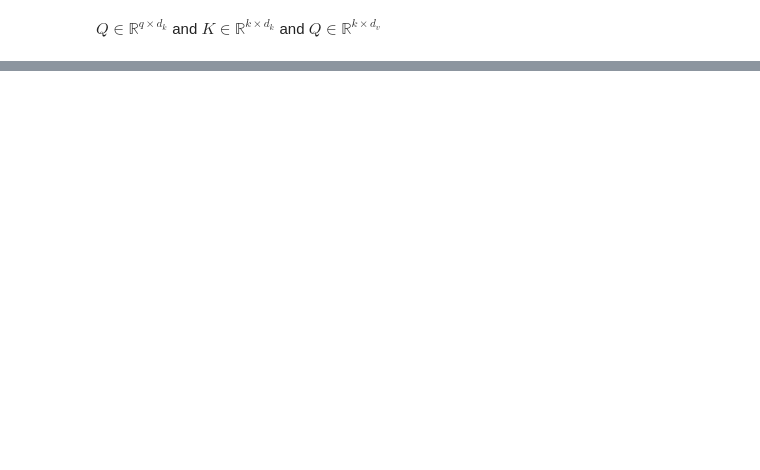
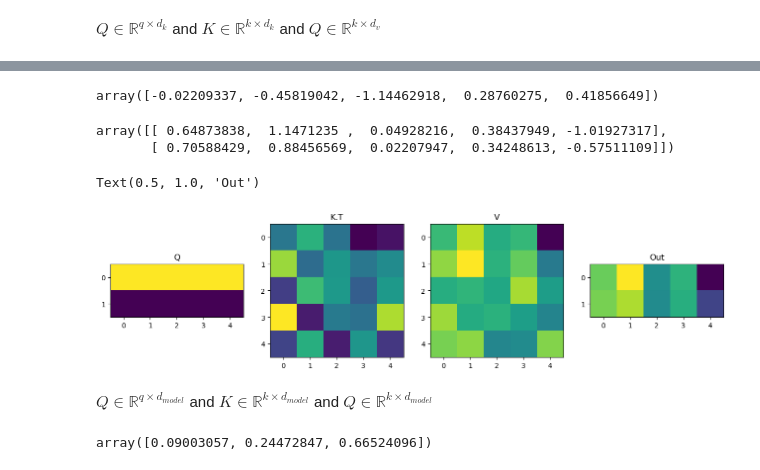
Before and after one commit to alec-flowers/transformer, a Jupyter notebook: transformer.ipynb, the cells around one changed output, grey strips where cells are left out. Saved outputs shown, nothing was run; the diff lists cells and outputs as text; code cells hidden in the pictures; blank space fills up the shorter version.

```diff
--- a/transformer.ipynb
+++ b/transformer.ipynb
@@ -31,0 +59,13 @@ Text(0.5, 1.0, 'K')
+# %%
+q = 2
+d_k = 5
+k = 5
+d_v = 5
+
+Q = np.ones((q, d_k))
+Q[1] = 0
+# Q[1,3] = 0
+K = np.random.normal(0, 1, size=(k, d_k))
+V = np.random.normal(0, 1, size=(k, d_v))
+out = attention(Q, K, V)
+print(V)
@@ -31,0 +82,28 @@ Text(0.5, 1.0, 'K')
+# %%
+V.mean(axis=0)
+# %% [output]
+array([-0.02209337, -0.45819042, -1.14462918,  0.28760275,  0.41856649])
+# %%
+out
+# %% [output]
+array([[ 0.64873838,  1.1471235 ,  0.04928216,  0.38437949, -1.01927317],
+       [ 0.70588429,  0.88456569,  0.02207947,  0.34248613, -0.57511109]])
+# %%
+fig, axs = plt.subplots(1,4, figsize=(16,4))
+axs[0].imshow(Q)
+axs[0].set_title("Q")
+axs[1].imshow(K.T)
+axs[1].set_title("K.T")
+axs[2].imshow(V)
+axs[2].set_title("V")
+axs[3].imshow(out)
+axs[3].set_title("Out")
+# %% [output]
+Text(0.5, 1.0, 'Out')
+[figure, added]
+# %% [markdown]
+$ Q \in \mathbb{R}^{q \times d_{model}}$ and $ K \in \mathbb{R}^{k \times d_{model}}$ and $ Q \in \mathbb{R}^{k \times d_{model}}$
+# %%
+softmax([1,2,3])
+# %% [output]
+array([0.09003057, 0.24472847, 0.66524096])
```
Also changed, not shown: parts of 6 cells of this notebook.
